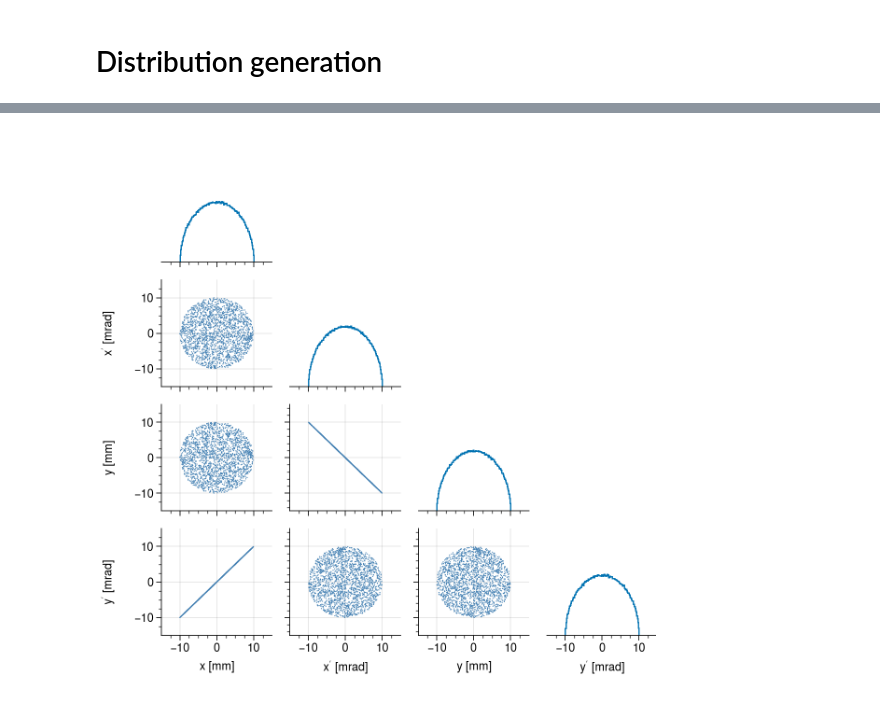
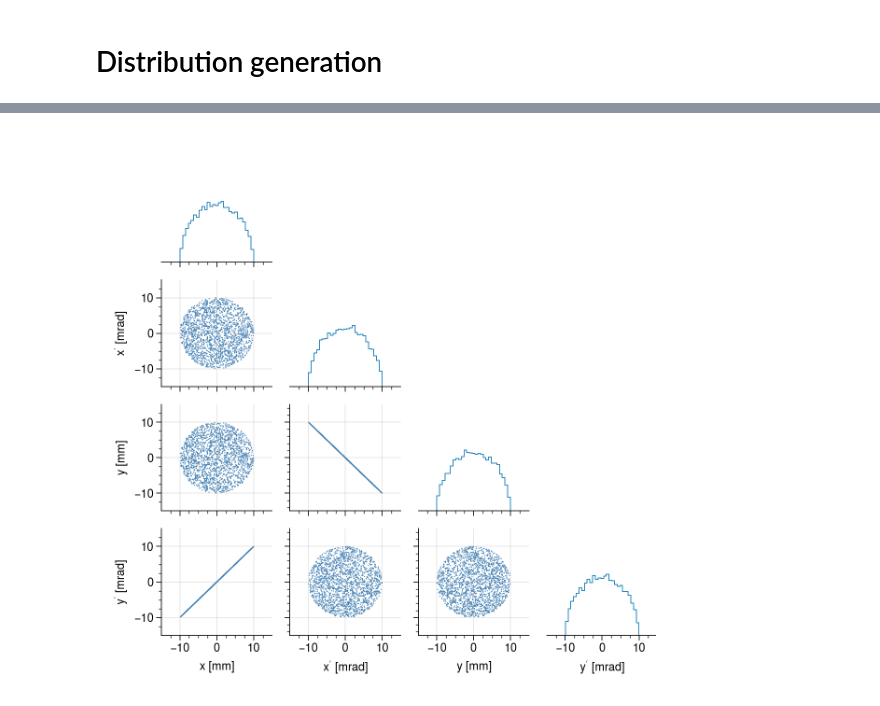
Before and after one commit to austin-hoover/accphys-tools, a Jupyter notebook: jupyter_notebooks/distribution_generation.ipynb, the cells around one changed output, grey strips where cells are left out. Drawn from its saved outputs; the diff is of its cells as text; code cells hidden in the pictures.

```diff
--- a/jupyter_notebooks/distribution_generation.ipynb
+++ b/jupyter_notebooks/distribution_generation.ipynb
@@ -16,9 +42,9 @@ plot.rc['figure.facecolor'] = 'white'
 # %%
-nparts = int(1e6)
-env = ea.Envelope(eps=50)
+nparts = int(1e4)
+env = ea.Envelope(eps=50, mode=1)
 
 X = env.generate_dist(nparts)
-axes = myplt.corner(X, hist_height=0.6);
-plt.savefig('danilov_dist.png', facecolor='w', dpi=500)
+axes = myplt.corner(X);
+plt.savefig('danilov_dist.png', facecolor='white', dpi=500)
 # %% [output]
-[figure, old version]
+[figure, new version]
```
Also changed, not shown: parts of 2 cells of this notebook.
